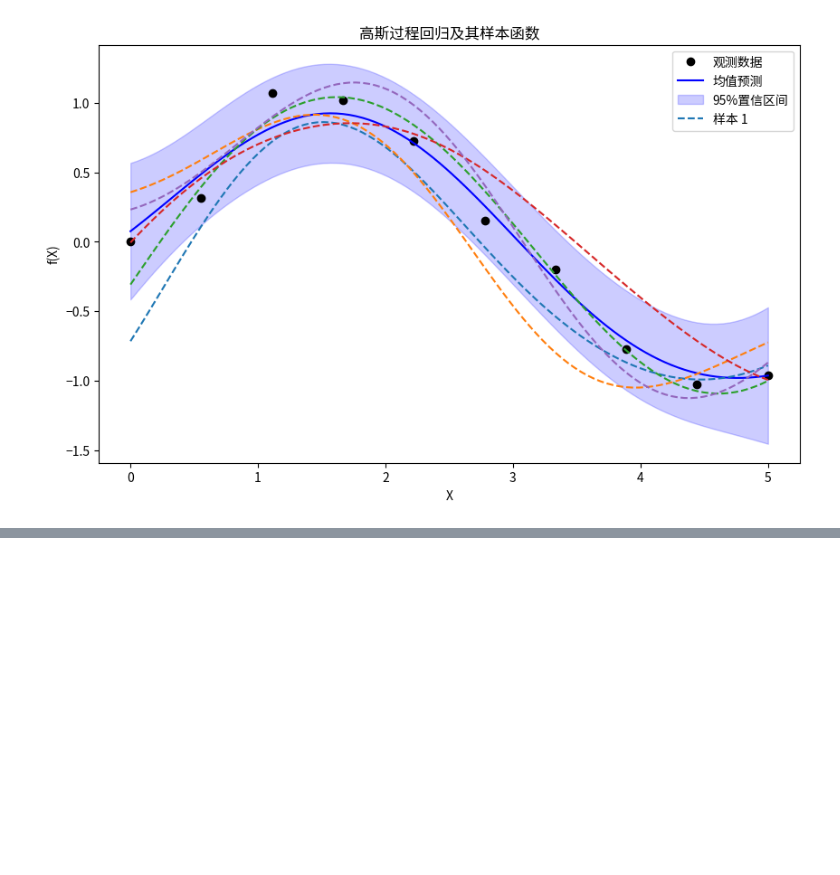
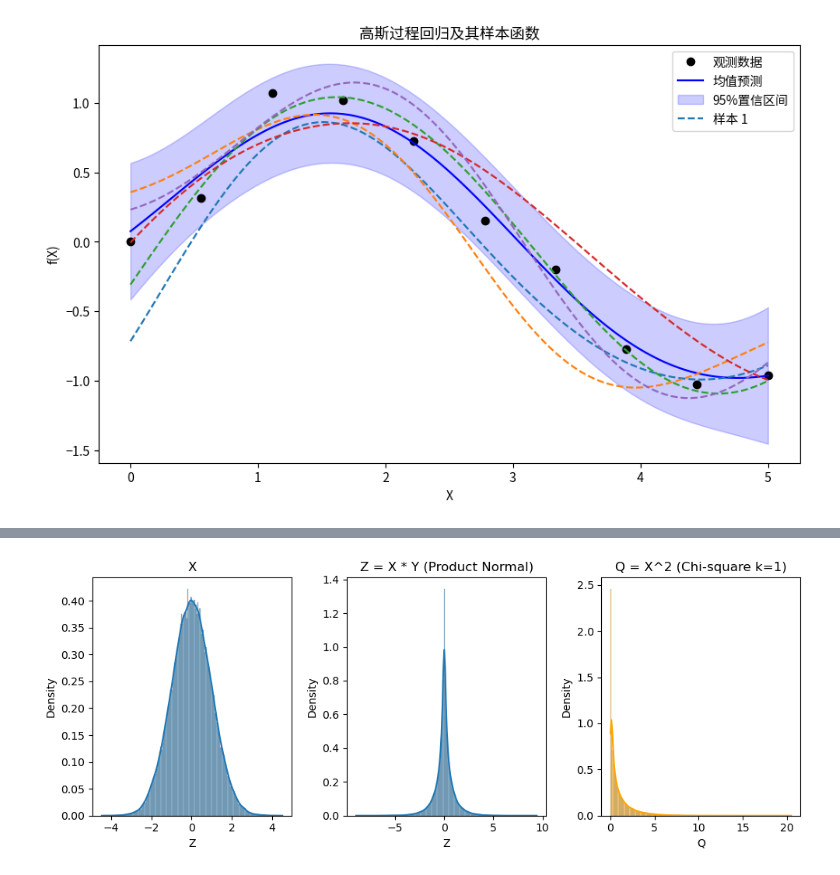
Before and after one commit to lyyric/CSMI_Notes, a Jupyter notebook: M1 S2/Apprentissage Auto scientifique/TP/tmp.ipynb, the cells around one changed output, grey strips where cells are left out. Drawn from its saved outputs; the diff is of its cells as text; code cells hidden in the pictures; blank space fills up the shorter version.

```diff
--- a/M1 S2/Apprentissage Auto scientifique/TP/tmp.ipynb
+++ b/M1 S2/Apprentissage Auto scientifique/TP/tmp.ipynb
@@ -77,0 +203,35 @@ plt.show()
+# %%
+import numpy as np
+import matplotlib.pyplot as plt
+import seaborn as sns
+
+# 模拟样本
+N = 100000
+X = np.random.normal(0, 1, N)
+Y = np.random.normal(0, 1, N)
+
+Z = X * Y          # 正态乘积
+Q = X**2           # 卡方 k=1
+
+# 绘图
+plt.figure(figsize=(10, 4))
+
+plt.subplot(1, 3, 1)
+sns.histplot(X, bins=200, stat='density', kde=True)
+plt.title("X")
+plt.xlabel("Z")
+
+plt.subplot(1, 3, 2)
+sns.histplot(Z, bins=200, stat='density', kde=True)
+plt.title("Z = X * Y (Product Normal)")
+plt.xlabel("Z")
+
+plt.subplot(1, 3, 3)
+sns.histplot(Q, bins=200, stat='density', kde=True, color='orange')
+plt.title("Q = X^2 (Chi-square k=1)")
+plt.xlabel("Q")
+
+plt.tight_layout()
+plt.show()
+# %% [output]
+[figure, added]
```
Also changed, not shown: parts of 3 cells of this notebook, 23 other files.
